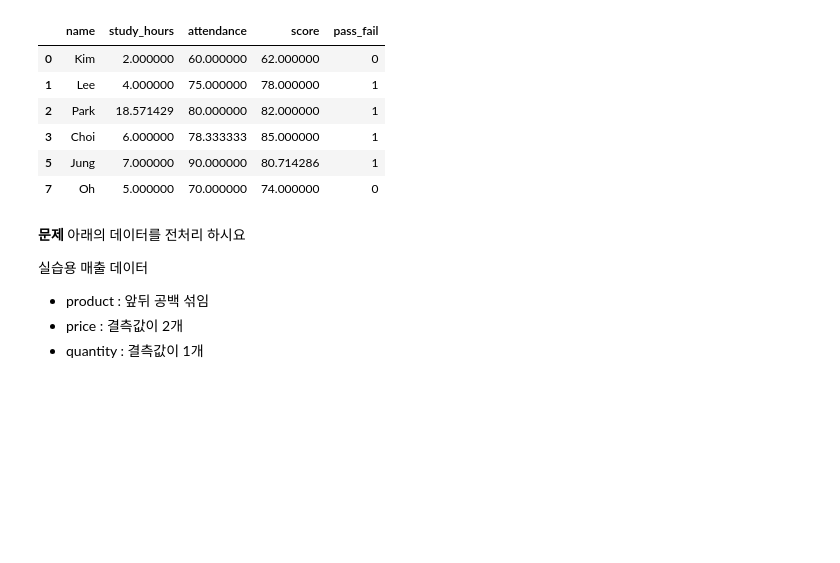
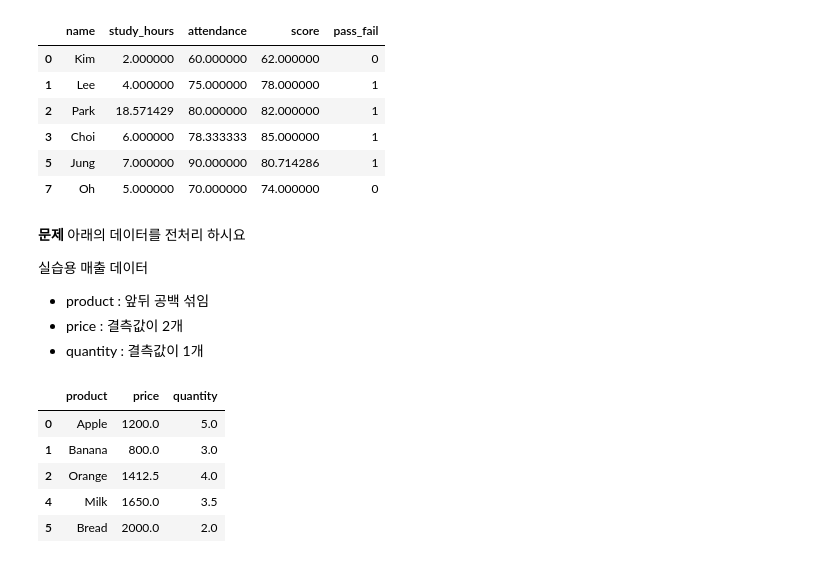
Before and after one commit to aebgbigasi/daeilm-2-3-ai-programmimg, a Jupyter notebook: 10주차.ipynb, the cells around one changed output. Cells and saved outputs as stored; diff of their text form; code cells hidden in the pictures; blank space fills up the shorter version.

```diff
--- a/10주차.ipynb
+++ b/10주차.ipynb
@@ -254,9 +254,28 @@ final_df
 -  quantity : 결측값이 1개
 # %%
 # 문제
+import pandas as pd
 sales_raw =pd.DataFrame({
         'product'  :   [" Apple", "Banana " , "Orange" , "Orange",  "Milk",  "Bread"],
         'price'    :   [   1200 ,   800     ,    None  ,   None  ,   1650 ,   2000  ],
         'quantity' :   [      5 ,     3     ,     4    ,     4   ,   None ,    2    ]
 
 })
+
+
+
+sales_raw['product']=sales_raw['product'].str.strip()
+
+sales_raw=sales_raw.drop_duplicates()
+
+sales_raw['price']=sales_raw['price'].fillna(sales_raw['price'].mean())
+sales_raw['quantity']=sales_raw['quantity'].fillna(sales_raw['quantity'].mean())
+
+sales_raw
+# %% [output]
+|  | product | price | quantity |
+| 0 | Apple | 1200.0 | 5.0 |
+| 1 | Banana | 800.0 | 3.0 |
+| 2 | Orange | 1412.5 | 4.0 |
+| 4 | Milk | 1650.0 | 3.5 |
+| 5 | Bread | 2000.0 | 2.0 |
```
